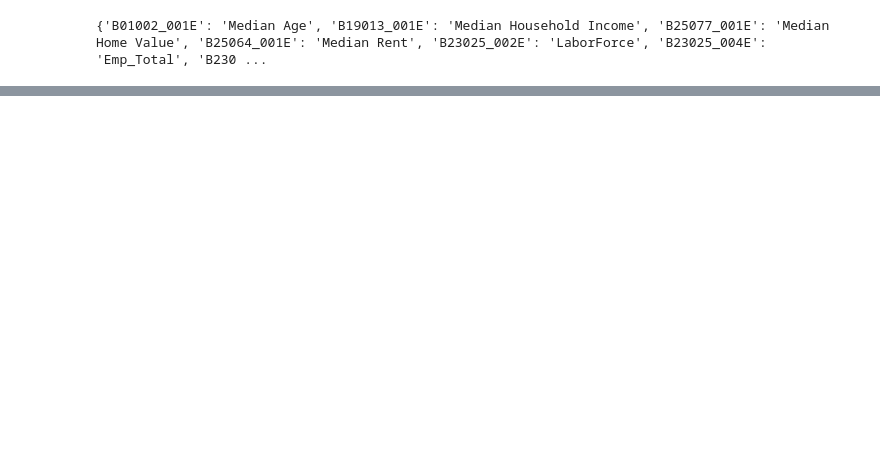
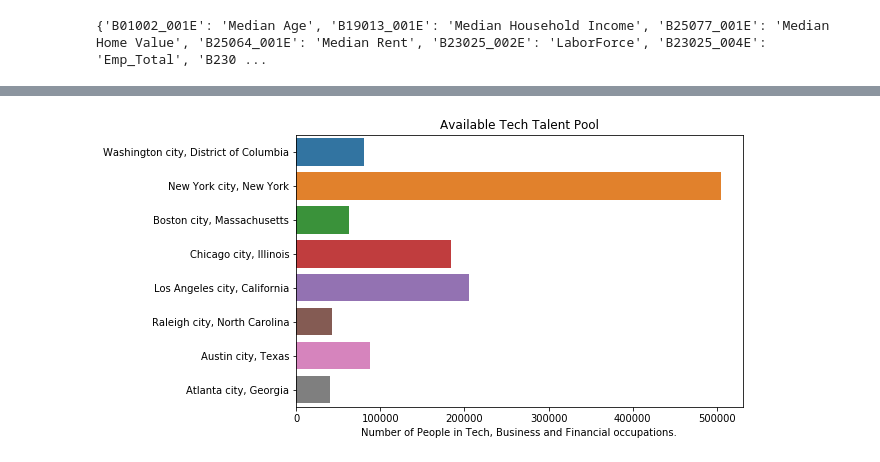
Before and after one commit to indranik/BC_Project1, a Jupyter notebook: Indu_Demographics.ipynb, the cells around one changed output, grey strips where cells are left out. Drawn from its saved outputs; the diff is of its cells as text; code cells hidden in the pictures; blank space fills up the shorter version.

Commit message:
Started Plotting

```diff
--- a/Indu_Demographics.ipynb
+++ b/Indu_Demographics.ipynb
@@ -25,6 +26,7 @@ CitiesDf=sourceFile.parse('AmazonCities')
 CitiesDf=CitiesDf[['PlaceCode','StateCode']]
 
 CensusFieldsDF=sourceFile.parse('CensusFields')
+CensusFieldsMapDF = CensusFieldsDF[["Datafield","Category","CensusCode"]]
 CensusFieldsDF = CensusFieldsDF[["Datafield","CensusCode"]]
 
 #Converting the CensusFieldsDF into a dictionary.
@@ -76,0 +68,24 @@ censusDF.to_csv("Cities_Demographics.csv")
+# %%
+#Labor Force Statistics
+CensusFieldsMapDF.head()
+
+#Get the fields for Labor Force
+laborForceFields = CensusFieldsMapDF.loc[CensusFieldsMapDF['Category'] == 'Employment',["Datafield"]]
+laborForceFields.head(10)
+
+#laborForceFieldsCols =
+
+dictLaborForceFields = laborForceFields.set_index('Datafield').to_dict()
+dictLaborForceFields = laborForceFields['Datafield']
+dictLFFields = ['NAME']
+for value in dictLaborForceFields.values:
+    dictLFFields.append(value)
+
+
+laborForceDF= censusDF.loc[:,dictLFFields]
+
+laborForceDF['Emp_Tech'] = laborForceDF['Emp_Comp_Math_Female']+laborForceDF['Emp_Mgment_Occp_Female']+laborForceDF['Emp_Comp_Math_Male']+laborForceDF['Emp_Mgment_Occp_Male']
+
+laborForceDF['Emp_Tech_Per']=(laborForceDF['Emp_Tech']/laborForceDF['Emp_Total'])*100
+laborForceDF = laborForceDF[['NAME','Emp_Total','Emp_Tech','Emp_Tech_Per']]
+laborForceDF.head(10)
@@ -76,0 +102,10 @@ censusDF.to_csv("Cities_Demographics.csv")
+# %%
+# Plotting Talent pool
+plt.figure(figsize=(8,5))
+sns.barplot(y='NAME',x='Emp_Tech',data=laborForceDF)
+plt.xlabel("Number of People in Tech, Business and Financial occupations.")
+plt.ylabel("")
+plt.title("Available Tech Talent Pool")
+plt.show()
+# %% [output]
+[figure, added]
```
Also changed, not shown: parts of 5 cells of this notebook.
